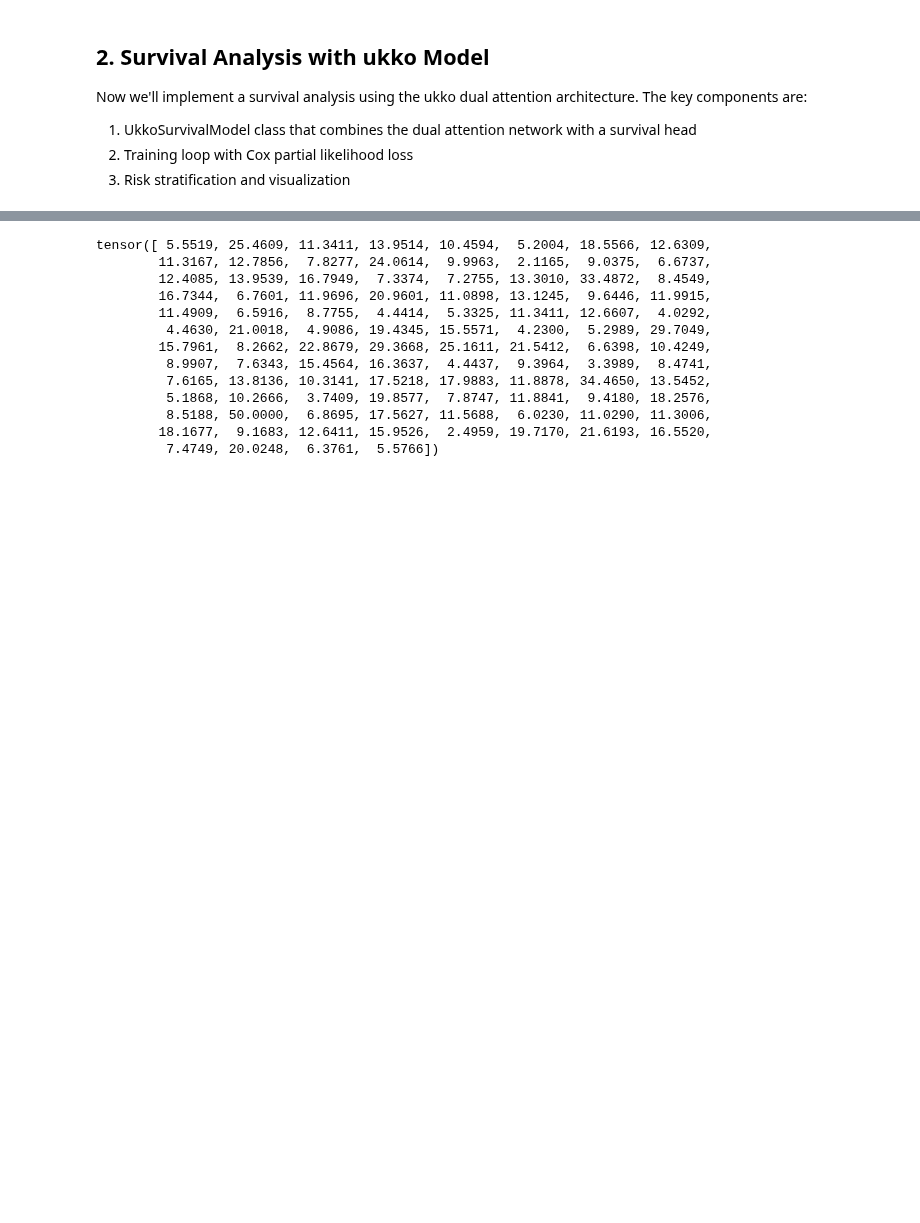
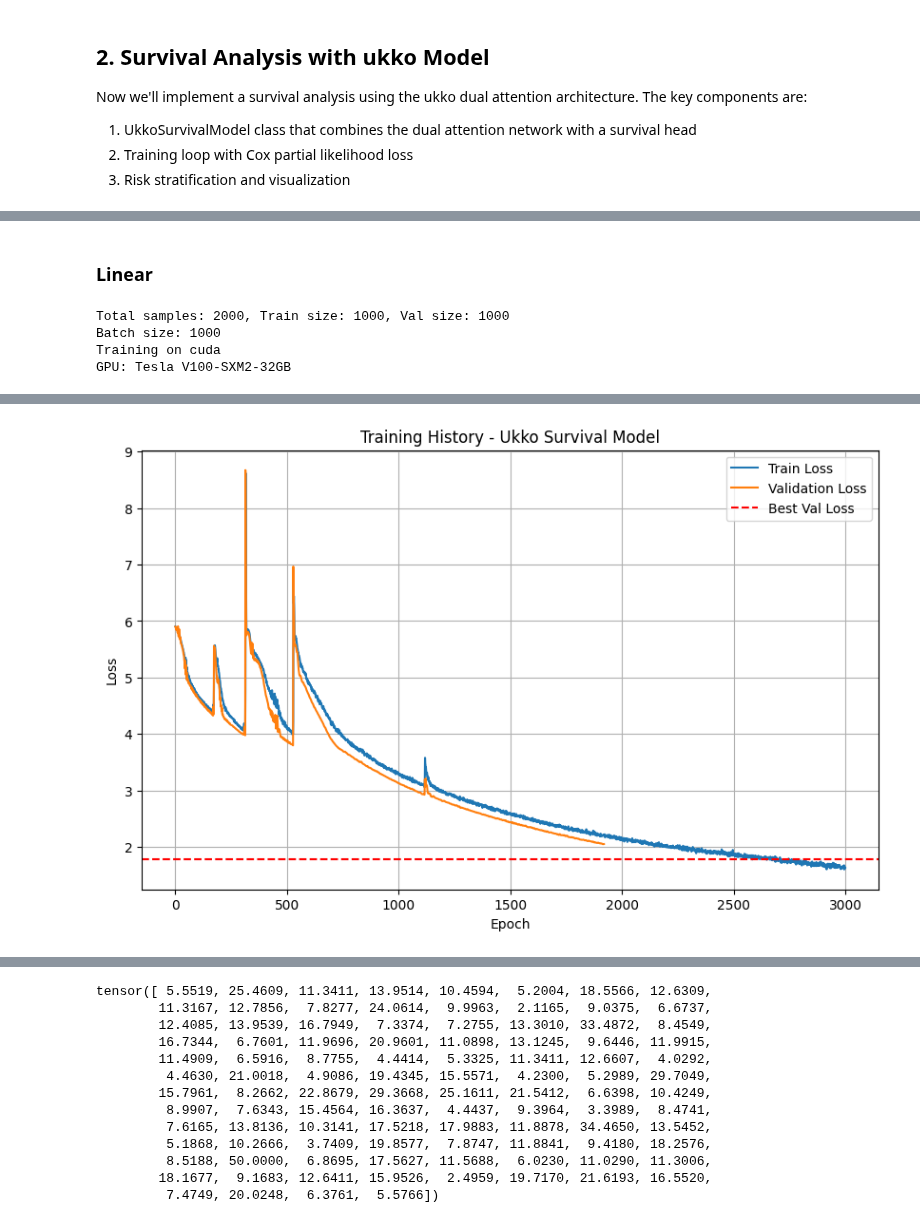
Before and after one commit to eric-fey-hus/ukko, a Jupyter notebook: Survival_test_ukko_sinewave.ipynb, the cells around one changed output, grey strips where cells are left out. Saved outputs shown, nothing was run; the diff lists cells and outputs as text; code cells hidden in the pictures; blank space fills up the shorter version.

```diff
--- a/Survival_test_ukko_sinewave.ipynb
+++ b/Survival_test_ukko_sinewave.ipynb
@@ -446,3 +446,58 @@ def train_model(model, train_loader, val_loader, optimizer, n_epochs=30, device=
     model.load_state_dict(best_model_state)
 
     return model, history, best_val_loss
+# %% [markdown]
+### Linear
+# %%
+# Pred data loader:
+
+# Create train/val split
+from torch.utils.data import random_split
+
+# Calculate split sizes
+total_size = len(dataset)
+train_size = int(0.5 * total_size)
+val_size = total_size - train_size
+print(f"Total samples: {total_size}, Train size: {train_size}, Val size: {val_size}")
+
+# Create splits
+train_dataset, val_dataset = random_split(
+    dataset_lin, #survival_dataset,
+    [train_size, val_size],
+    generator=torch.Generator().manual_seed(42)
+)
+
+# Create data loaders
+batch_size = train_dataset.__len__() #64
+print(f"Batch size: {batch_size}")
+train_loader = DataLoader(train_dataset, batch_size=batch_size, shuffle=True)
+val_loader = DataLoader(val_dataset, batch_size=batch_size)
+
+# Initialize model and optimizer
+model = UkkoSurvivalModel(sequence_length=dataset.sequence_length, n_features=dataset.n_features,
+                          d_model=64, n_heads=4, dropout=0.2, n_modules=3)
+optimizer = torch.optim.Adam(model.parameters(), lr=0.0005)
+
+# Train model
+model, history, best_val_loss = train_model(
+    model, train_loader, val_loader, optimizer,
+    n_epochs=3000,
+    patience=3000
+)
+
+# Plot training curves
+plt.figure(figsize=(10, 6))
+plt.plot(history['train_loss'], label='Train Loss')
+plt.plot(history['val_loss'], label='Validation Loss')
+plt.axhline(y=best_val_loss, color='r', linestyle='--', label='Best Val Loss')
+plt.title('Training History - Ukko Survival Model')
+plt.xlabel('Epoch')
+plt.ylabel('Loss')
+plt.legend()
+plt.grid(True)
+plt.show()
+# %% [output]
+Total samples: 2000, Train size: 1000, Val size: 1000
+Batch size: 1000
+Training on cuda
+GPU: Tesla V100-SXM2-32GB
@@ -448,0 +521 @@ def train_model(model, train_loader, val_loader, optimizer, n_epochs=30, device=
+[figure, added]
```
Also changed, not shown: parts of 9 cells of this notebook, 2 other files.
